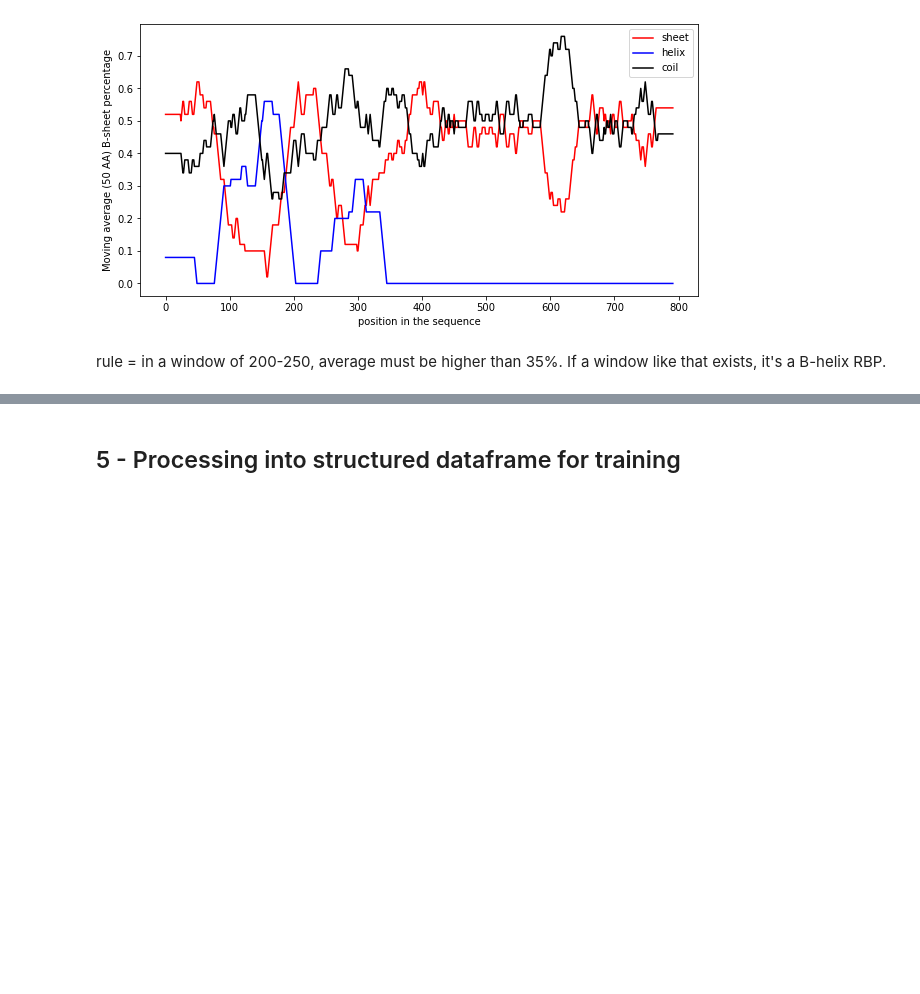
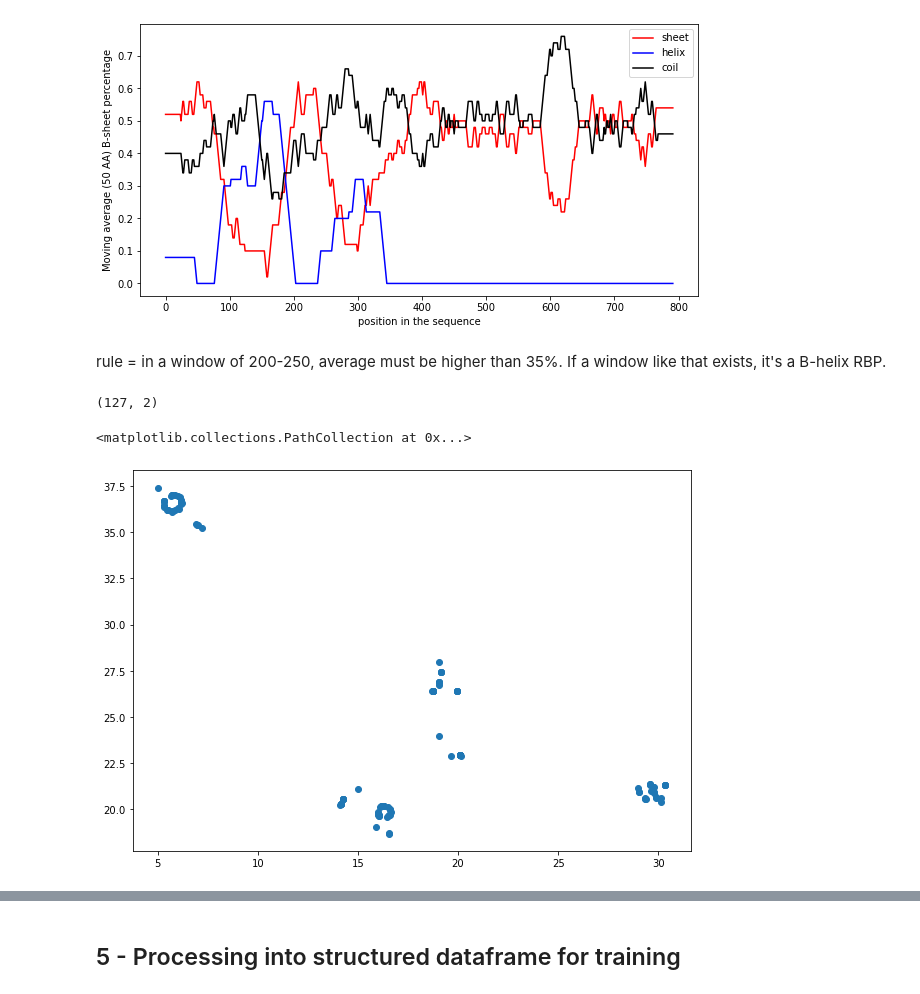
Before and after one commit to dimiboeckaerts/PhageHostLearn, a Jupyter notebook: PhageHostPredict.ipynb, the cells around one changed output, grey strips where cells are left out. Cells and saved outputs as stored; diff of their text form; code cells hidden in the pictures; blank space fills up the shorter version.

```diff
--- a/PhageHostPredict.ipynb
+++ b/PhageHostPredict.ipynb
@@ -450,3 +450,15 @@ ax = sns.scatterplot(data=locus_df, x=0, y=1, hue="sero", legend=False)
 ax.set_xlabel('t-SNE component 1', size=11)
 ax.set_ylabel('t-SNE component 2', size=11)
 ax.figure.savefig(klebsiella_dir+'/klebsiella_genomes_031221_embeddings_tSNE.png', dpi=400)
+# %%
+X_embedded_pro = X_embedded[frame['origin']=='prophage']
+# %%
+X_embedded_pro.shape
+# %% [output]
+(127, 2)
+# %%
+fig, ax = plt.subplots(figsize=(10,7))
+ax.scatter(X_embedded_pro[:, 0], X_embedded_pro[:, 1])
+# %% [output]
+<matplotlib.collections.PathCollection at 0x...>
+[figure, added]
```
Also changed, not shown: parts of 9 cells of this notebook, 4 other files.
